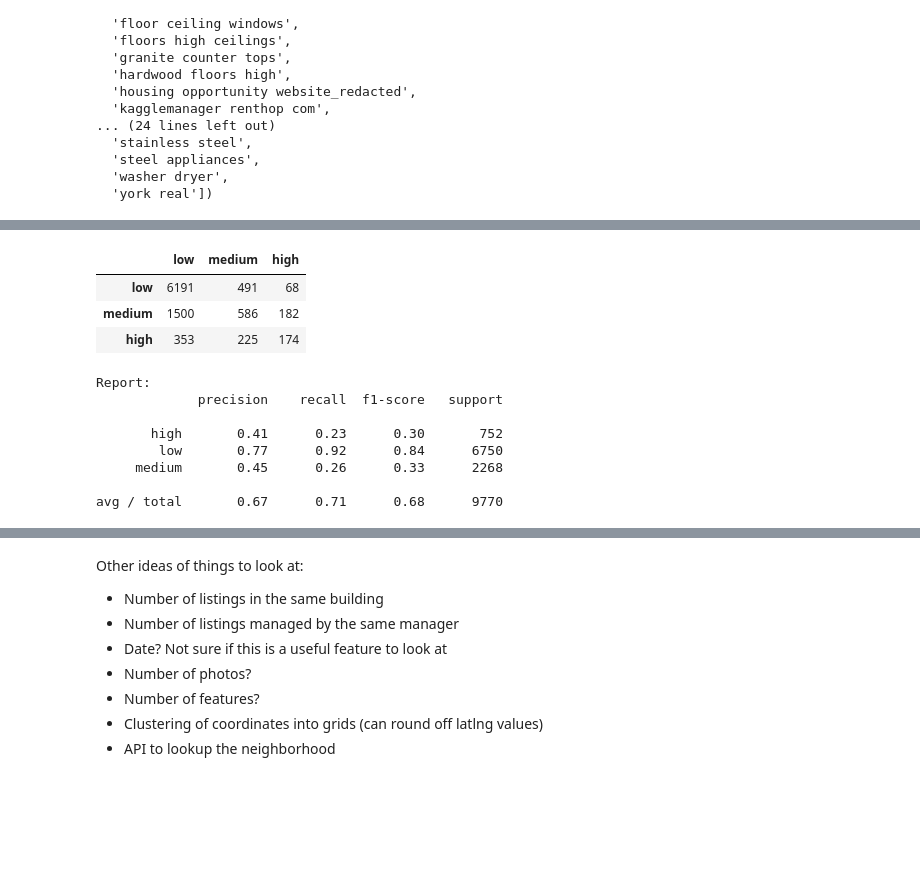
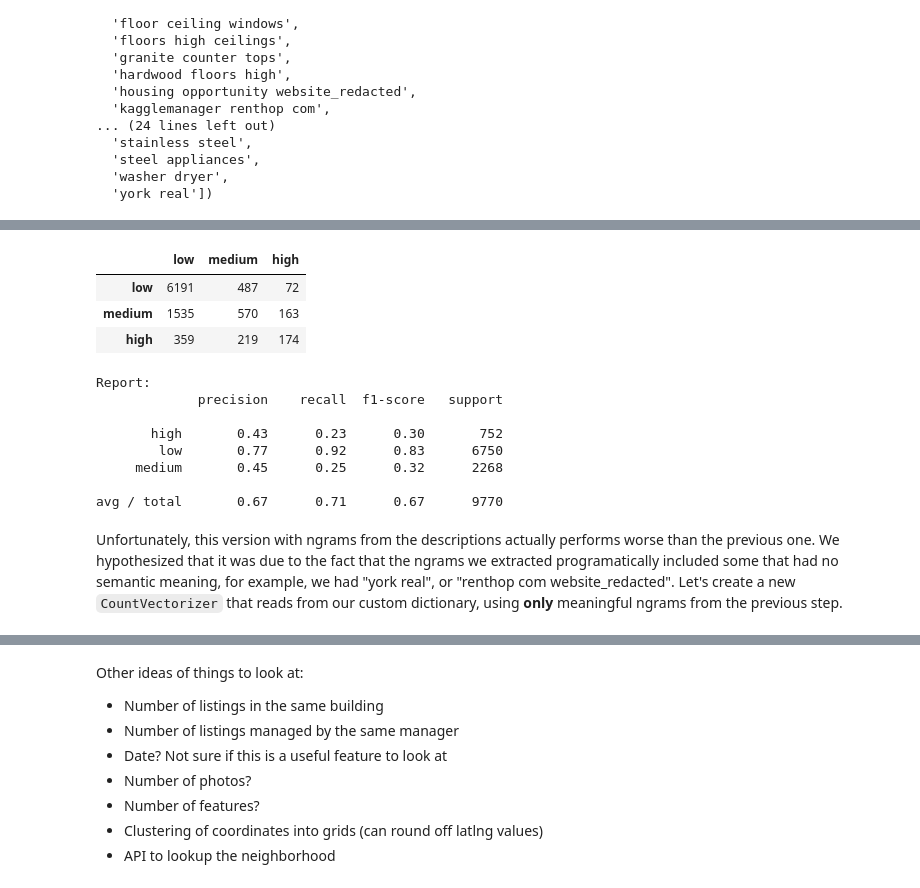
Before and after one commit to ningjung/renthop-kaggle-team-project, a Jupyter notebook: Project 2 Final Report.ipynb, the cells around one changed output, grey strips where cells are left out. Drawn from its saved outputs; the diff is of its cells as text; code cells hidden in the pictures; blank space fills up the shorter version.

Commit message:
use only meaningful ngrams

```diff
--- a/Project 2 Final Report.ipynb
+++ b/Project 2 Final Report.ipynb
@@ -423,11 +428,11 @@ desc = [cleandesc(x) for x in train1['description'].values]
 desc_2gram_df = pd.DataFrame(desc_2gram.transform(desc).toarray())
 desc_3gram_df = pd.DataFrame(desc_3gram.transform(desc).toarray())
 
-train1 = pd.concat([train1, desc_2gram_df, desc_3gram_df], axis=1)
+train2 = pd.concat([train1, desc_2gram_df, desc_3gram_df], axis=1)
 # %%
 # extract X and Y
-y_train = train1['interest_level'].values
-x_train = train1.drop(['interest_level', 'created', 'description', 'display_address', 'features', 'listing_id', 'photos', 'street_address'], axis=1)
+y_train = train2['interest_level'].values
+x_train = train2.drop(['interest_level', 'created', 'description', 'display_address', 'features', 'listing_id', 'photos', 'street_address'], axis=1)
 
 # split our train data into test and training set
 X_train, X_test, Y_train, Y_test = train_test_split(x_train, y_train, test_size=0.2, random_state=27)
@@ -444,13 +449,15 @@ Log Loss: 2.0495591171438656
 Confusion Matrix:
 |  | low | medium | high |
-| low | 6191 | 491 | 68 |
-| medium | 1500 | 586 | 182 |
-| high | 353 | 225 | 174 |
+| low | 6191 | 487 | 72 |
+| medium | 1535 | 570 | 163 |
+| high | 359 | 219 | 174 |
 Report:
              precision    recall  f1-score   support
 
-       high       0.41      0.23      0.30       752
-        low       0.77      0.92      0.84      6750
-     medium       0.45      0.26      0.33      2268
+       high       0.43      0.23      0.30       752
+        low       0.77      0.92      0.83      6750
+     medium       0.45      0.25      0.32      2268
 
-avg / total       0.67      0.71      0.68      9770
+avg / total       0.67      0.71      0.67      9770
+# %% [markdown]
+Unfortunately, this version with ngrams from the descriptions actually performs worse than the previous one. We hypothesized that it was due to the fact that the ngrams we extracted programatically included some that had no semantic meaning, for example, we had "york real", or "renthop com website_redacted". Let's create a new `CountVectorizer` that reads from our custom dictionary, using **only** meaningful ngrams from the previous step.
```
Also changed, not shown: parts of 15 cells of this notebook.
